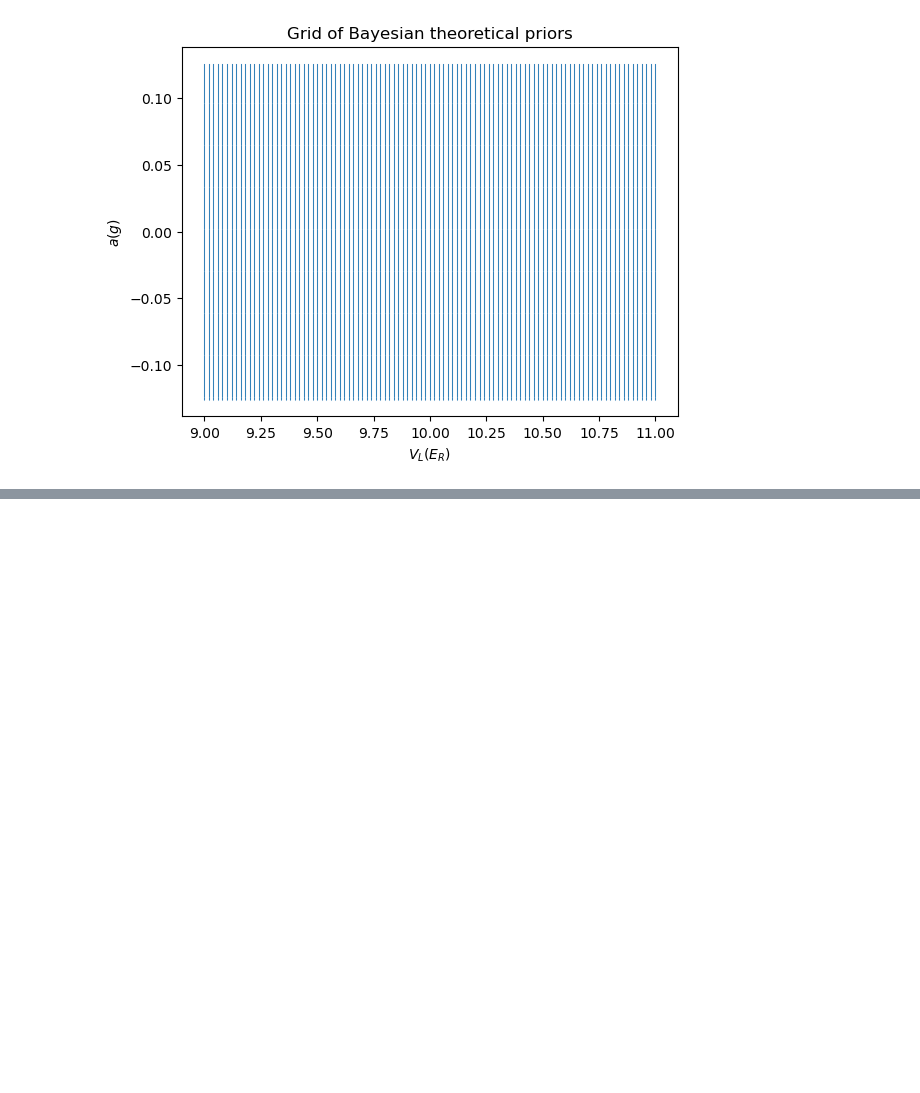
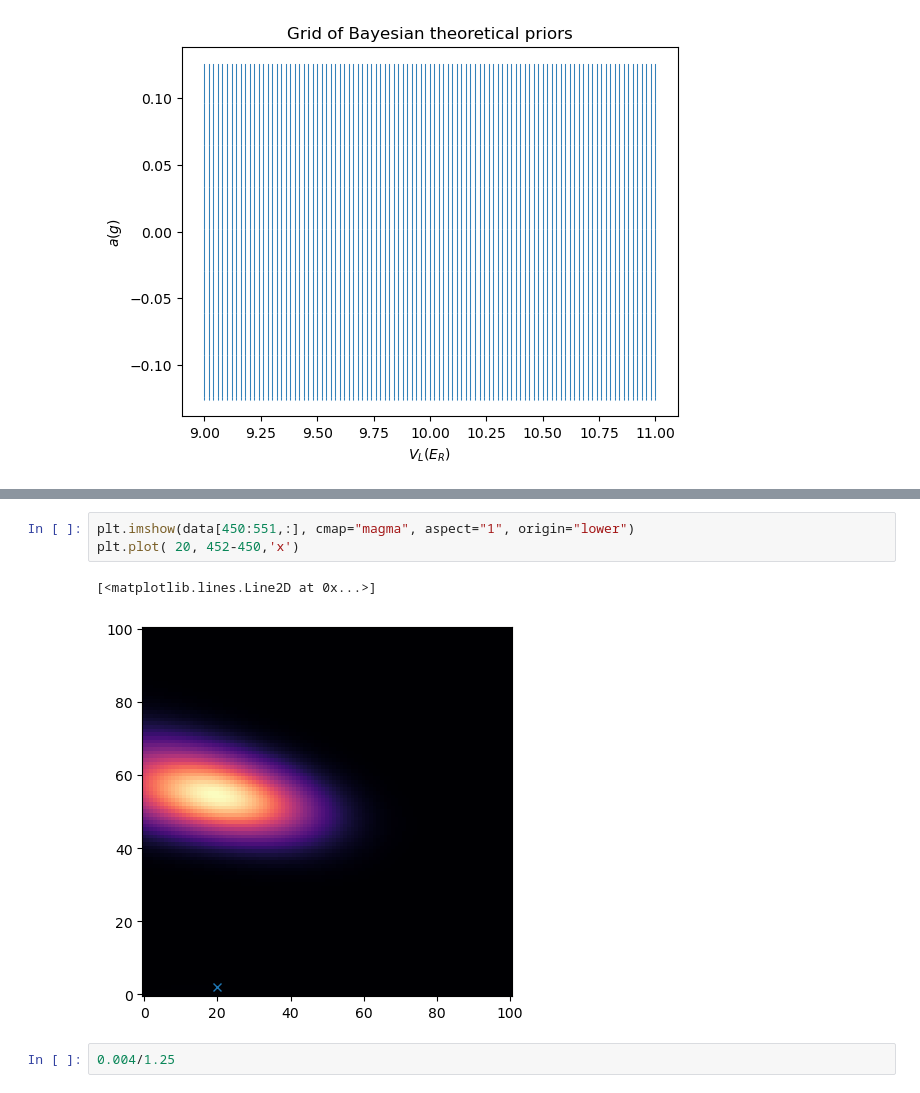
Before and after one commit to rootware/lattice_evolution, a Jupyter notebook: Python/importtest.ipynb, the cells around one changed output, grey strips where cells are left out. Drawn from its saved outputs; the diff is of its cells as text; blank space fills up the shorter version.

```diff
--- a/Python/importtest.ipynb
+++ b/Python/importtest.ipynb
@@ -74,0 +139,8 @@ print(Sequence2param.BayesianUpdating.__doc__)
+# %%
+plt.imshow(data[450:551,:], cmap="magma", aspect="1", origin="lower")
+plt.plot( 20, 452-450,'x')
+# %% [output]
+[<matplotlib.lines.Line2D at 0x...>]
+[figure, added]
+# %%
+0.004/1.25
```
Also changed, not shown: parts of 23 cells of this notebook, 9 other files.
